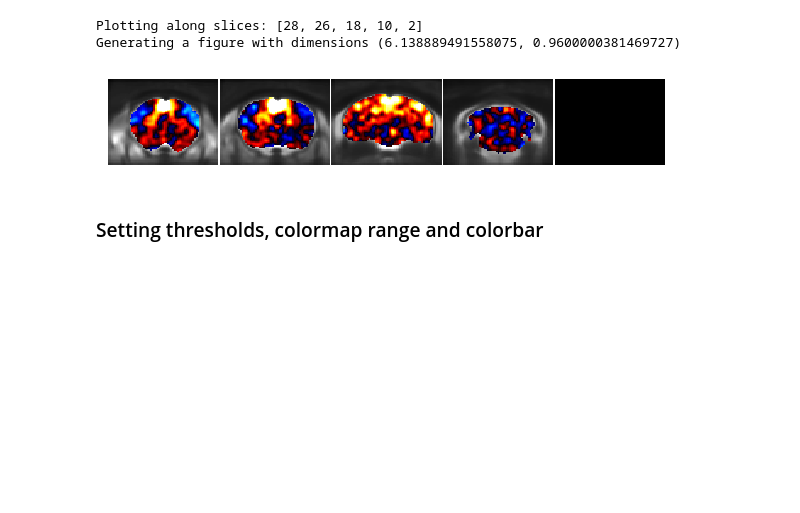
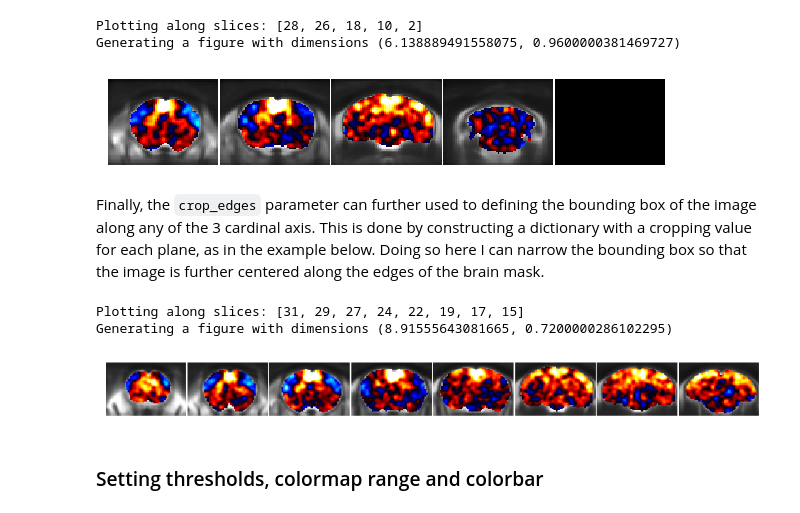
Before and after one commit to functional-neuroimaging/RUBELLA, a Jupyter notebook: docs/examples/plotting_example.ipynb, the cells around one changed output. Saved outputs shown, nothing was run; the diff lists cells and outputs as text; code cells hidden in the pictures; blank space fills up the shorter version.

```diff
--- a/docs/examples/plotting_example.ipynb
+++ b/docs/examples/plotting_example.ipynb
@@ -152,6 +152,23 @@ fig,ax,cbar = plot_brain(data,brain_mask_file,template_file,slice_selection=slic
 Plotting along slices: [28, 26, 18, 10, 2]
 Generating a figure with dimensions (6.138889491558075, 0.9600000381469727)
 [figure]
+# %% [markdown]
+Finally, the `crop_edges` parameter can further used to defining the bounding box of the image along any of the 3 cardinal axis. This is done by constructing a dictionary with a cropping value for each plane, as in the example below. Doing so here I can narrow the bounding box so that the image is further centered along the edges of the brain mask.
+# %%
+data=SBC_dict['ACA_seed'][data_obj.img_id_list[0]]
+
+slice_selection=8
+crop_edges={
+    'coronal': [14,14],
+    'horizontal': [8,8],
+    'sagittal': [3,3]
+}
+
+fig,ax,cbar = plot_brain(data,brain_mask_file,template_file,slice_selection=slice_selection,crop_edges=crop_edges)
+# %% [output]
+Plotting along slices: [31, 29, 27, 24, 22, 19, 17, 15]
+Generating a figure with dimensions (8.91555643081665, 0.7200000286102295)
+[figure, added]
 # %% [markdown]
 ### Setting thresholds, colormap range and colorbar
 # %% [markdown]
```
Also changed, not shown: parts of 9 cells of this notebook, 2 other files.
